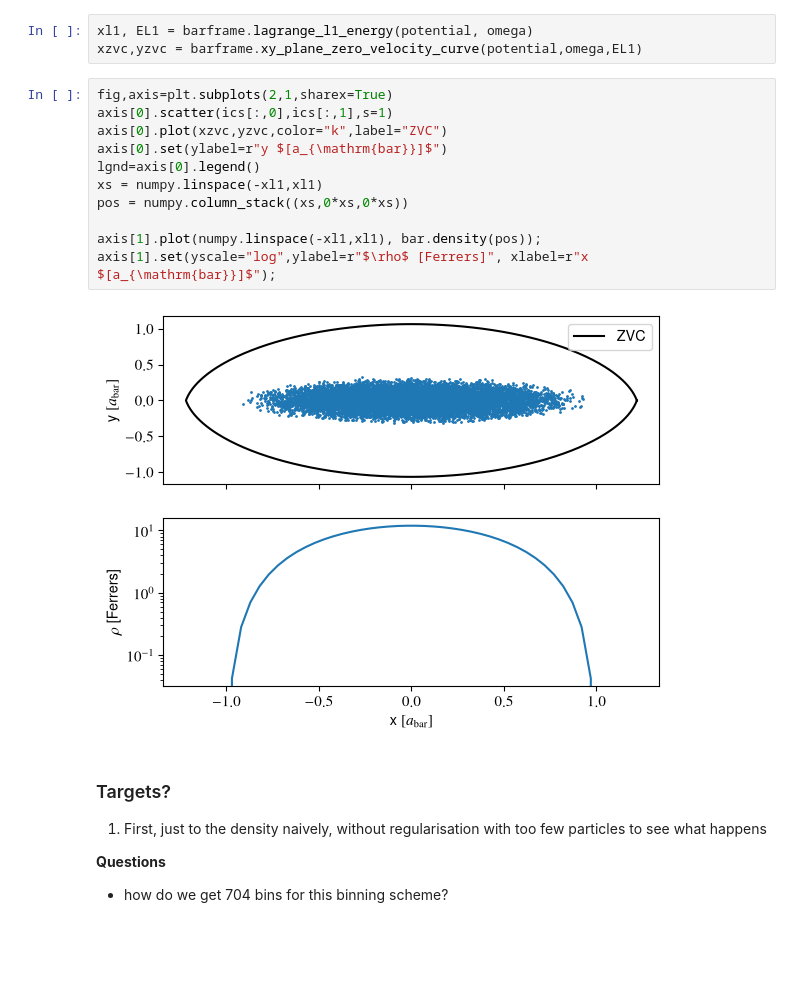
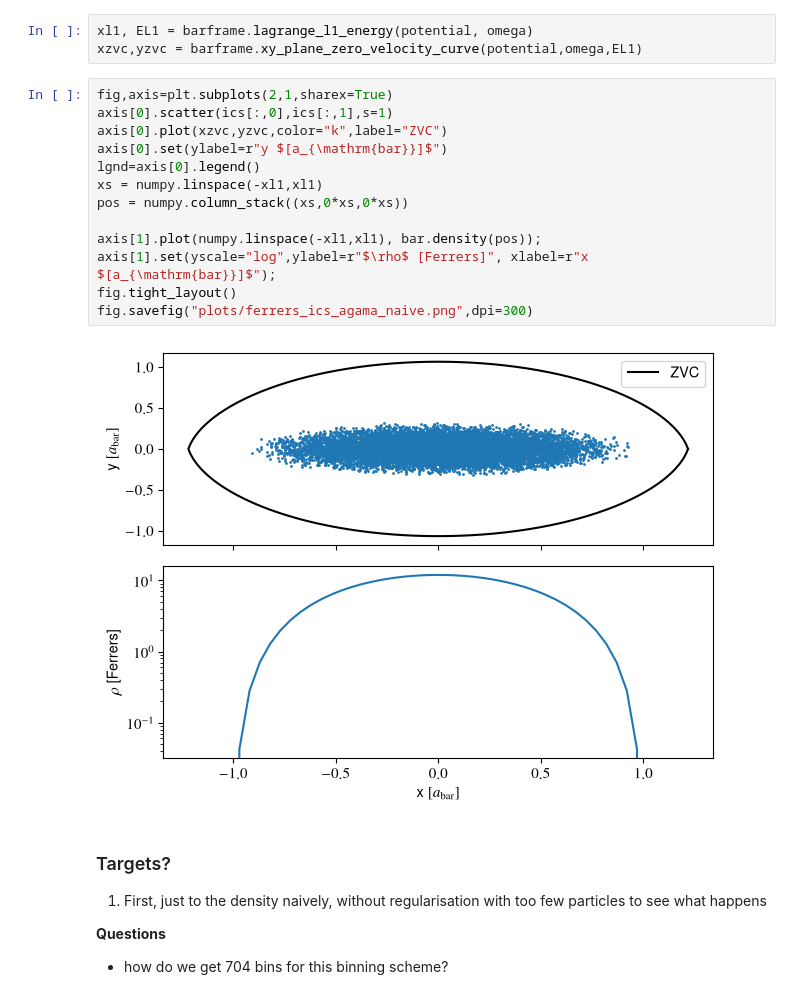
Before and after one commit to salvatore-ferrone/bar-dynamics, a Jupyter notebook: pedagogy/schwarzchild_ferrers_bar.ipynb, the cells around one changed output. Cells and saved outputs as stored; diff of their text form; blank space fills up the shorter version.

```diff
--- a/pedagogy/schwarzchild_hunter2024_bar.ipynb
+++ b/pedagogy/schwarzchild_ferrers_bar.ipynb
@@ -92,16 +115,18 @@ xzvc,yzvc = barframe.xy_plane_zero_velocity_curve(potential,omega,EL1)
 # %%
 fig,axis=plt.subplots(2,1,sharex=True)
 axis[0].scatter(ics[:,0],ics[:,1],s=1)
 axis[0].plot(xzvc,yzvc,color="k",label="ZVC")
 axis[0].set(ylabel=r"y $[a_{\mathrm{bar}}]$")
 lgnd=axis[0].legend()
 xs = numpy.linspace(-xl1,xl1)
 pos = numpy.column_stack((xs,0*xs,0*xs))
 
 axis[1].plot(numpy.linspace(-xl1,xl1), bar.density(pos));
 axis[1].set(yscale="log",ylabel=r"$\rho$ [Ferrers]", xlabel=r"x $[a_{\mathrm{bar}}]$");
+fig.tight_layout()
+fig.savefig("plots/ferrers_ics_agama_naive.png",dpi=300)
 # %% [output]
-[figure, old version]
+[figure, new version]
 # %% [markdown]
 ### Targets?
 
```
Also changed, not shown: parts of 12 cells of this notebook, 6 other files.
